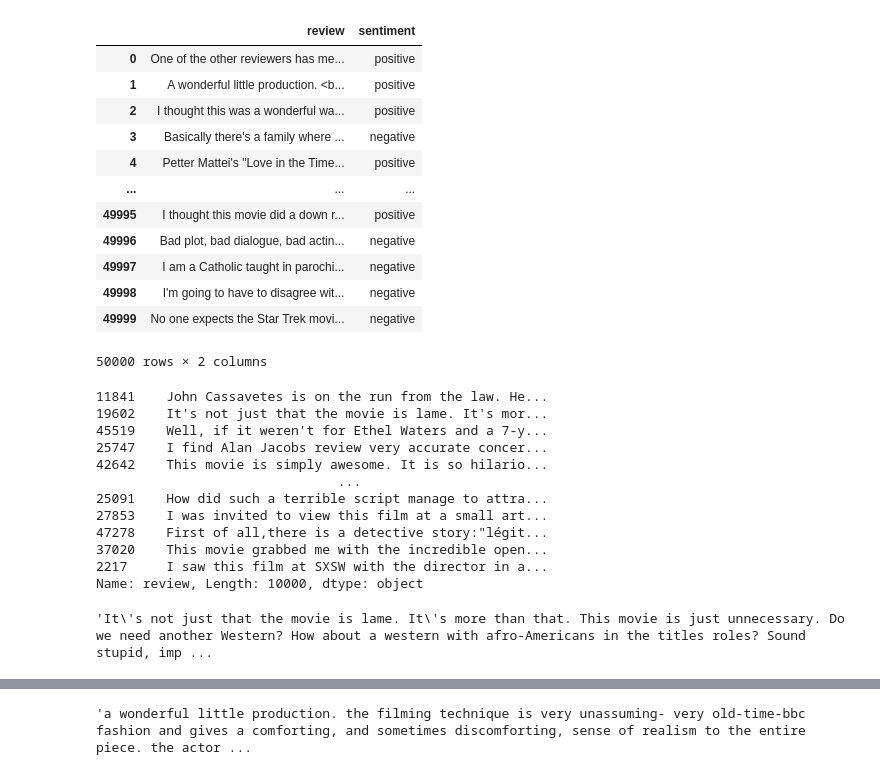
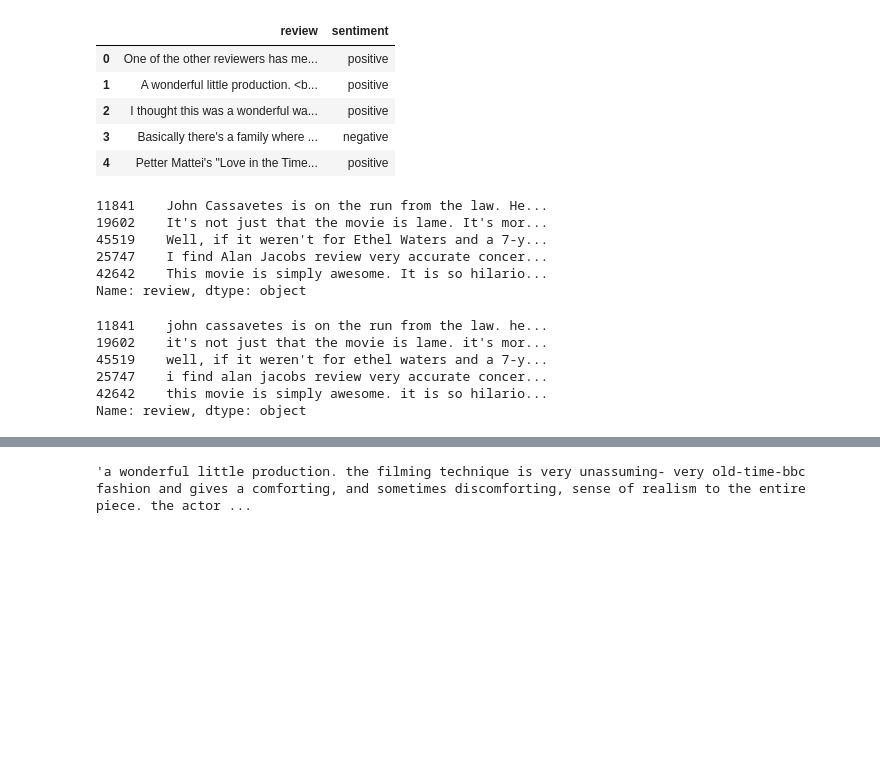
Before and after one commit to kek7777/Model_NLP_sentiment, a Jupyter notebook: dataset.ipynb, the cells around one changed output, grey strips where cells are left out. Cells and saved outputs as stored; diff of their text form; code cells hidden in the pictures; blank space fills up the shorter version.

```diff
--- a/dataset.ipynb
+++ b/dataset.ipynb
@@ -13,21 +13,14 @@ from sklearn.model_selection import train_test_split
 # %%
 df = pd.read_csv(r'C:\Users\Admin\WORK\Project_CV\Model_NLP_sentiment\data\IMDB Dataset.csv')    # insert path to your data
 # %%
-df                                                # check dataframe
+df.head()                                                # check dataframe
 # %% [output]
 |  | review | sentiment |
 | 0 | One of the other reviewers has me... | positive |
 | 1 | A wonderful little production. <b... | positive |
 | 2 | I thought this was a wonderful wa... | positive |
 | 3 | Basically there's a family where ... | negative |
 | 4 | Petter Mattei's "Love in the Time... | positive |
-| ... | ... | ... |
-| 49995 | I thought this movie did a down r... | positive |
-| 49996 | Bad plot, bad dialogue, bad actin... | negative |
-| 49997 | I am a Catholic taught in parochi... | negative |
-| 49998 | I'm going to have to disagree wit... | negative |
-| 49999 | No one expects the Star Trek movi... | negative |
-50000 rows × 2 columns
 # %%
 #Access the corpus and target variables
 x = df.review
@@ -36,25 +29,24 @@ y = df.sentiment
 # train test splitting
 X_train, X_test, y_train, y_test = train_test_split(x, y, test_size=0.2, random_state=0)
 # %%
-X_test
+X_test.head()
 # %% [output]
 11841    John Cassavetes is on the run from the law. He...
 19602    It's not just that the movie is lame. It's mor...
 45519    Well, if it weren't for Ethel Waters and a 7-y...
 25747    I find Alan Jacobs review very accurate concer...
 42642    This movie is simply awesome. It is so hilario...
-                               ...
-25091    How did such a terrible script manage to attra...
-27853    I was invited to view this film at a small art...
-47278    First of all,there is a detective story:"légit...
-37020    This movie grabbed me with the incredible open...
-2217     I saw this film at SXSW with the director in a...
-Name: review, Length: 10000, dtype: object
+Name: review, dtype: object
-# %%
-X_test[19602
-       ]
-# %% [output]
-'It\'s not just that the movie is lame. It\'s more than that. This movie is just unnecessary. Do we need another Western? How about a western with afro-Americans in the titles roles? Sound stupid, imp ...
+# %%
+text = X_test.str.lower()
+text.head()
+# %% [output]
+11841    john cassavetes is on the run from the law. he...
+19602    it's not just that the movie is lame. it's mor...
+45519    well, if it weren't for ethel waters and a 7-y...
+25747    i find alan jacobs review very accurate concer...
+42642    this movie is simply awesome. it is so hilario...
+Name: review, dtype: object
 # %%
 # function for preporatin data
 def preprocessing (text):
```
Also changed, not shown: parts of 6 cells of this notebook.
